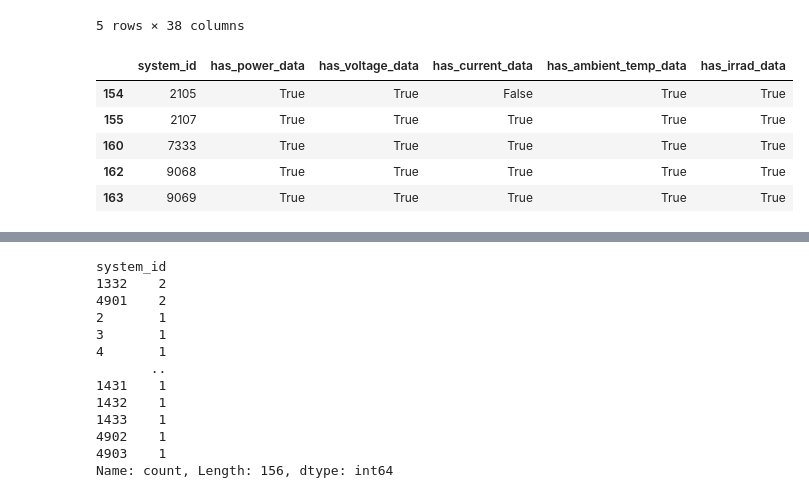
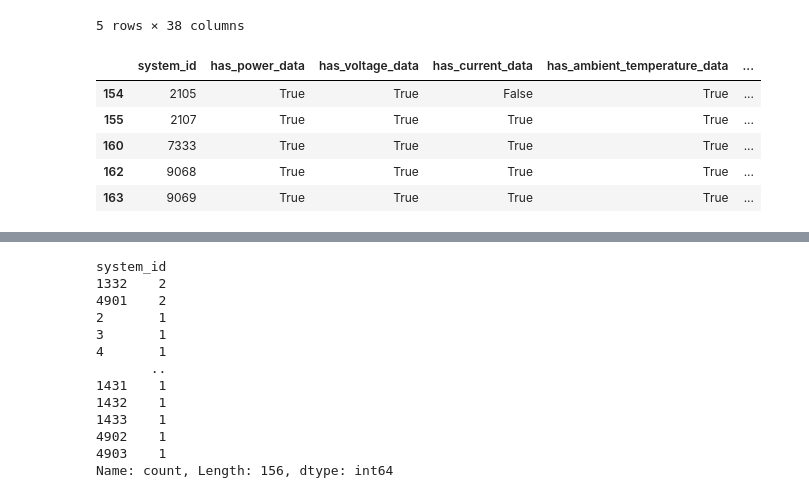
Before and after one commit to Erdos-Projects/predicting-day-ahead-solar-power-production, a Jupyter notebook: test_bed.ipynb, the cells around one changed output, grey strips where cells are left out. Cells and saved outputs as stored; diff of their text form; code cells hidden in the pictures.

```diff
--- a/test_bed.ipynb
+++ b/test_bed.ipynb
@@ -81,14 +82,14 @@ prize_systems
 | 163 | 9069 | Simon Solar Farm | Social Circle, GA | 5 | 33.676200 | -83.676000 | 330.1 | ... |
 5 rows × 38 columns
 # %%
-prize_systems[['system_id', 'has_power_data', 'has_voltage_data', 'has_current_data', 'has_ambient_temp_data', 'has_irrad_data']]
+prize_systems[['system_id', 'has_power_data', 'has_voltage_data', 'has_current_data', 'has_ambient_temperature_data', 'has_irradiance_data']]
 # %% [output]
-|  | system_id | has_power_data | has_voltage_data | has_current_data | has_ambient_temp_data | has_irrad_data |
-| 154 | 2105 | True | True | False | True | True |
-| 155 | 2107 | True | True | True | True | True |
-| 160 | 7333 | True | True | True | True | True |
-| 162 | 9068 | True | True | True | True | True |
-| 163 | 9069 | True | True | True | True | True |
+|  | system_id | has_power_data | has_voltage_data | has_current_data | has_ambient_temperature_data | ... |
+| 154 | 2105 | True | True | False | True | ... |
+| 155 | 2107 | True | True | True | True | ... |
+| 160 | 7333 | True | True | True | True | ... |
+| 162 | 9068 | True | True | True | True | ... |
+| 163 | 9069 | True | True | True | True | ... |
 # %%
 parquet_systems = local_systems[local_systems['is_lake_parquet_data']]
 # %%
```
Also changed, not shown: parts of 11 cells of this notebook, 2 other files.
